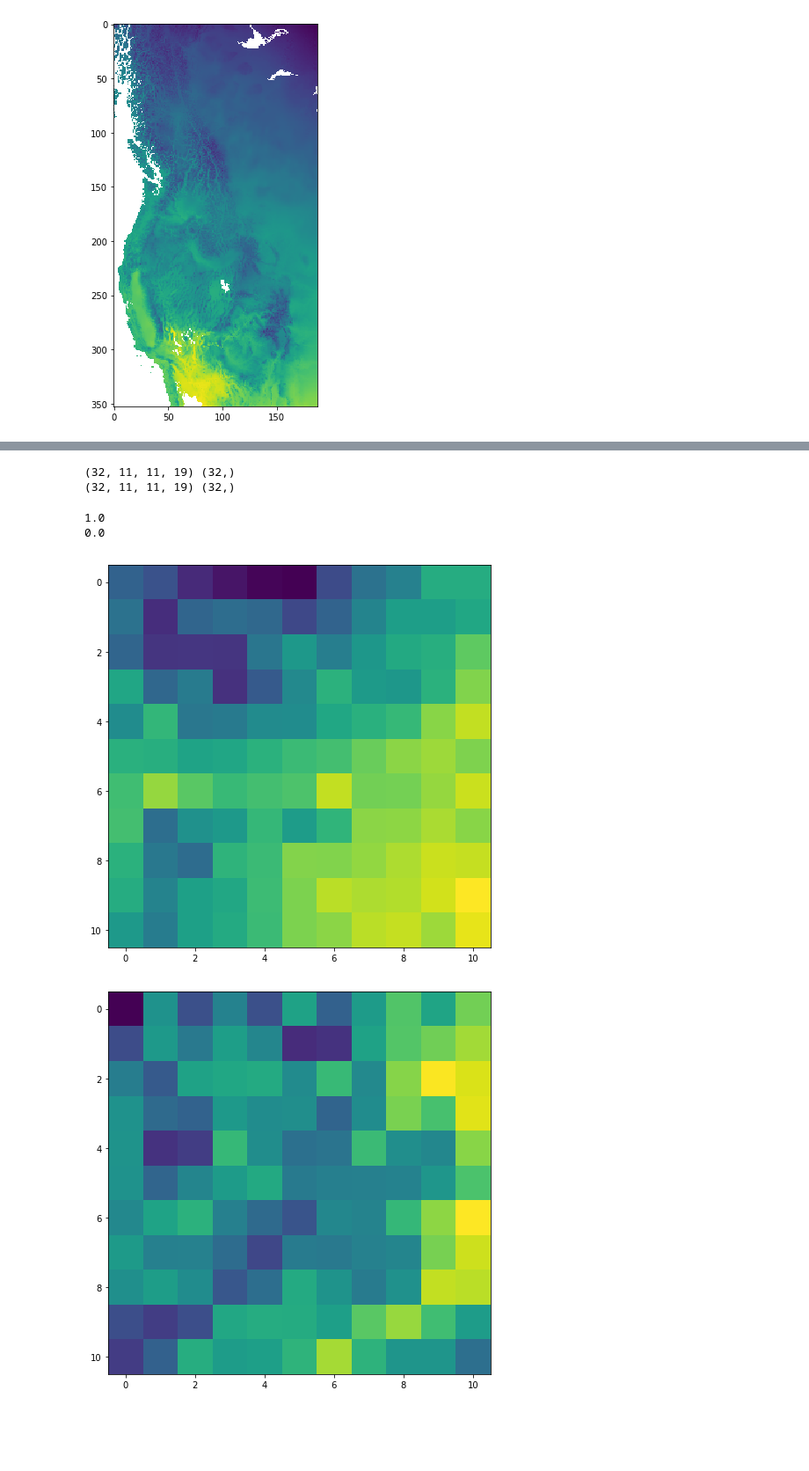
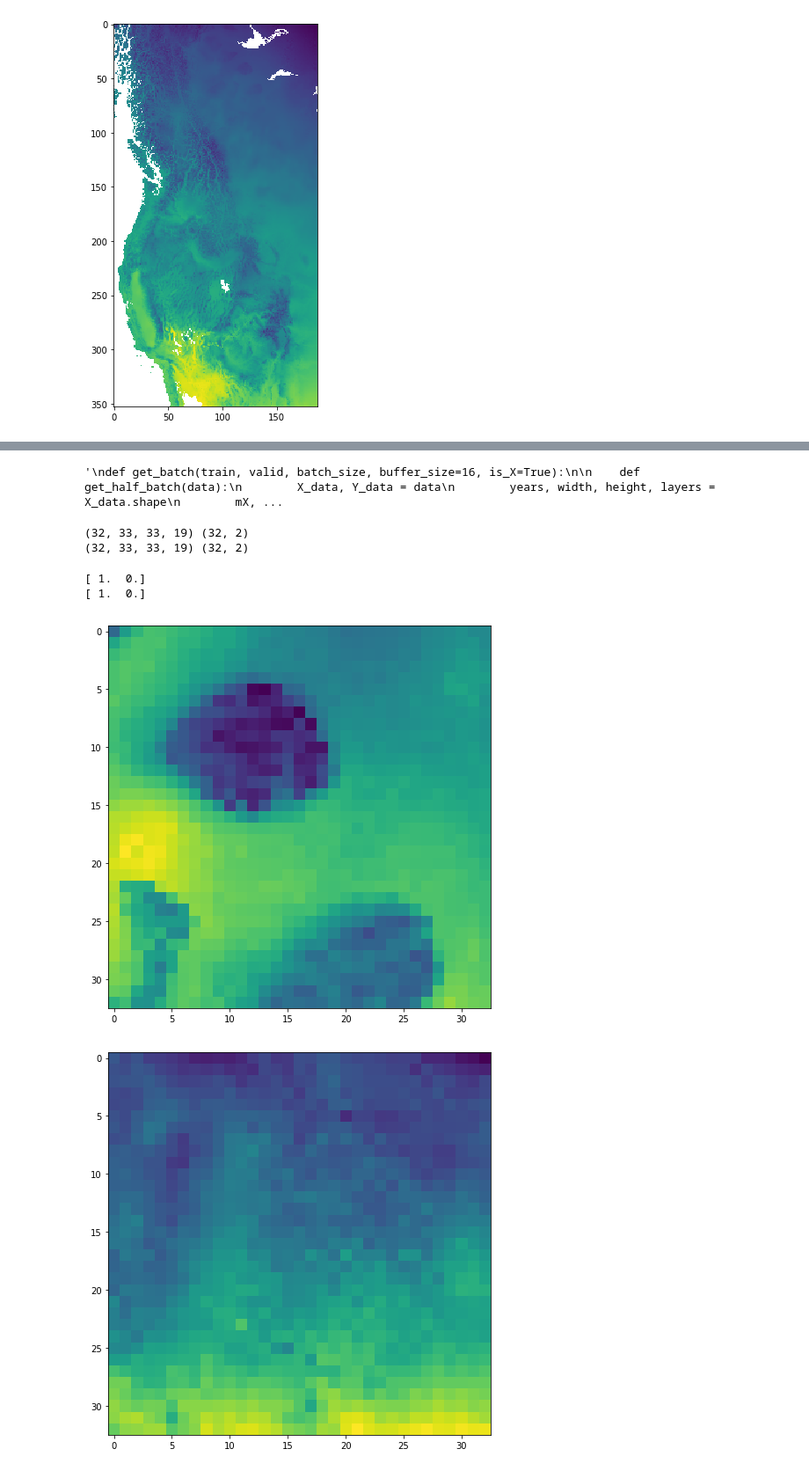
Before and after one commit to dongmeic/SDM, a Jupyter notebook: python/models/conv_net.py.ipynb, the cells around one changed output, grey strips where cells are left out. Shown at 88% size. Drawn from its saved outputs; the diff is of its cells as text; code cells hidden in the pictures; blank space fills up the shorter version.

Commit message:
recast to use generator/fit_generator (broken)

```diff
--- a/python/models/conv_net.py.ipynb
+++ b/python/models/conv_net.py.ipynb
@@ -129,0 +148,2 @@ However, because the data sets are too large to hold in memory, create instead,
+# %%
+train_norm, valid_norm, test_norm = normalize(X_train, X_valid, X_test)
@@ -130,5 +168,10 @@ However, because the data sets are too large to hold in memory, create instead,
+# %%
+train = (train_norm, Y_train)
+valid = (valid_norm, Y_valid)
+test  = (test_norm,  Y_test)
 # %%
-def get_batch(train, valid, batch_size, buffer_size=5, is_X=True):
+'''
+def get_batch(train, valid, batch_size, buffer_size=16, is_X=True):
 
     def get_half_batch(data):
         X_data, Y_data = data
@@ -146,6 +189,7 @@ def get_batch(train, valid, batch_size, buffer_size=5, is_X=True):
             if sum(np.isnan(candidate)) == 0:
                 mX.append(candidate)
                 mY.append(Y_data[yr, w, h])
+        mY = np_utils.to_categorical(mY, N_CLASSES)
         return mX, mY
 
     mX_train, mY_train = get_half_batch(train)
@@ -153,25 +197,50 @@ def get_batch(train, valid, batch_size, buffer_size=5, is_X=True):
 
     return ((np.array(mX_train), np.array(mY_train)),
             (np.array(mX_valid), np.array(mY_valid)))
+'''
+# %% [output]
+'\ndef get_batch(train, valid, batch_size, buffer_size=16, is_X=True):\n\n    def get_half_batch(data):\n        X_data, Y_data = data\n        years, width, height, layers = X_data.shape\n        mX, ...
+# %%
+def data_generator(data, batch_size, buffer_size):
+    X_data, Y_data = data
+    years, width, height, layers = X_data.shape
+    mX, mY = [], []
+    while len(mX) < batch_size:
+        yr = np.random.choice(range(years))
+        w = np.random.choice(range(buffer_size, width - buffer_size))
+        h = np.random.choice(range(buffer_size, height - buffer_size))
+        candidate = X_data[yr,
+                           w - buffer_size:w + buffer_size + 1,
+                           h - buffer_size:h + buffer_size + 1,
+                           :]
+        if sum(np.isnan(candidate)) == 0:
+            mX.append(candidate)
+            mY.append(Y_data[yr, w, h])
+    mY = np_utils.to_categorical(mY, N_CLASSES)
+    return np.array(mX), np.array(mY)
 # %%
-(mx_train, my_train), (mx_valid, my_valid) = get_batch(
-    train, valid, 32, BUFFER)
+#(mx_train, my_train), (mx_valid, my_valid) = get_batch(
+#    train, valid, 32, BUFFER)
+
+(mx_train, my_train) = data_generator(train, 32, BUFFER)
+(mx_valid, my_valid) = data_generator(valid, 32, BUFFER)
 print(mx_train.shape, my_train.shape)
 print(mx_valid.shape, my_valid.shape)
 # %% [output]
-(32, 11, 11, 19) (32,)
-(32, 11, 11, 19) (32,)
+(32, 33, 33, 19) (32, 2)
+(32, 33, 33, 19) (32, 2)
 # %%
 yr = np.random.choice(range(32))
 layer = np.random.choice(range(19))
+i = 0
 print(my_train[i])
 imshow(np.rot90(mx_train[i, :, :, layer]));
 
 print(my_valid[i])
 figure();
 imshow(np.rot90(mx_valid[i, :, :, layer]));
 # %% [output]
-1.0
-0.0
+[ 1.  0.]
+[ 1.  0.]
-[figure, old version]
+[figure, new version]
-[figure, old version]
+[figure, new version]
```
Also changed, not shown: parts of 14 cells of this notebook.
